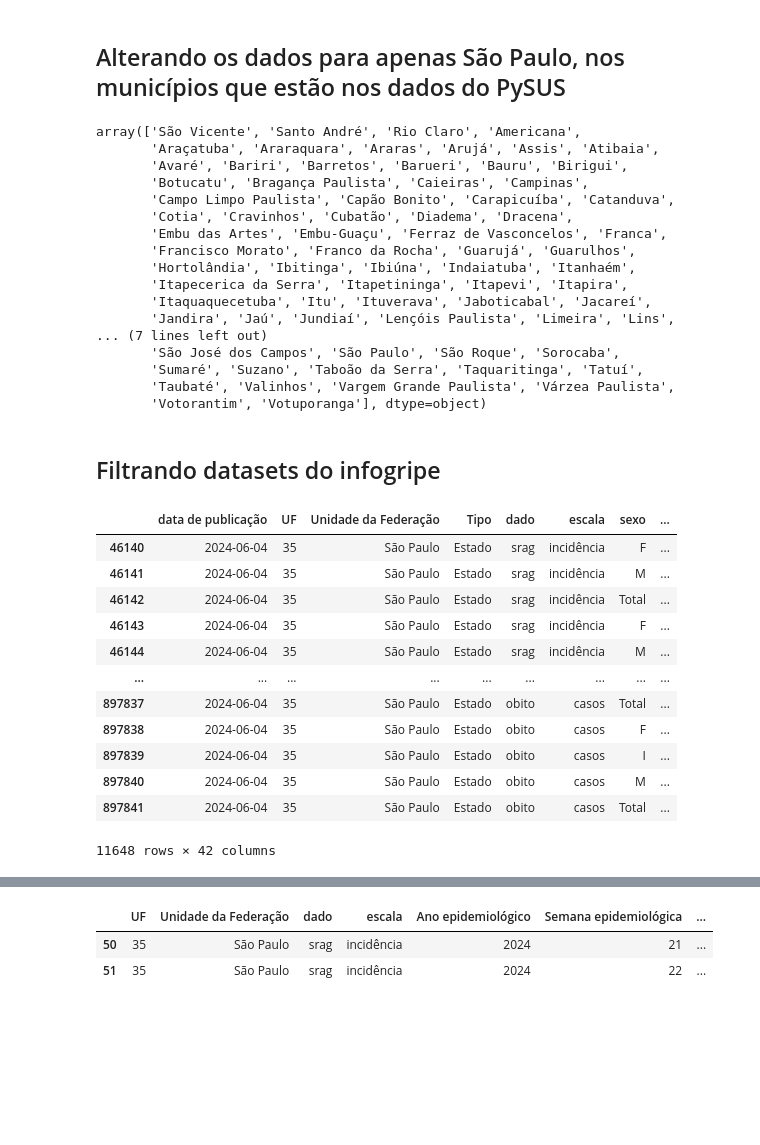
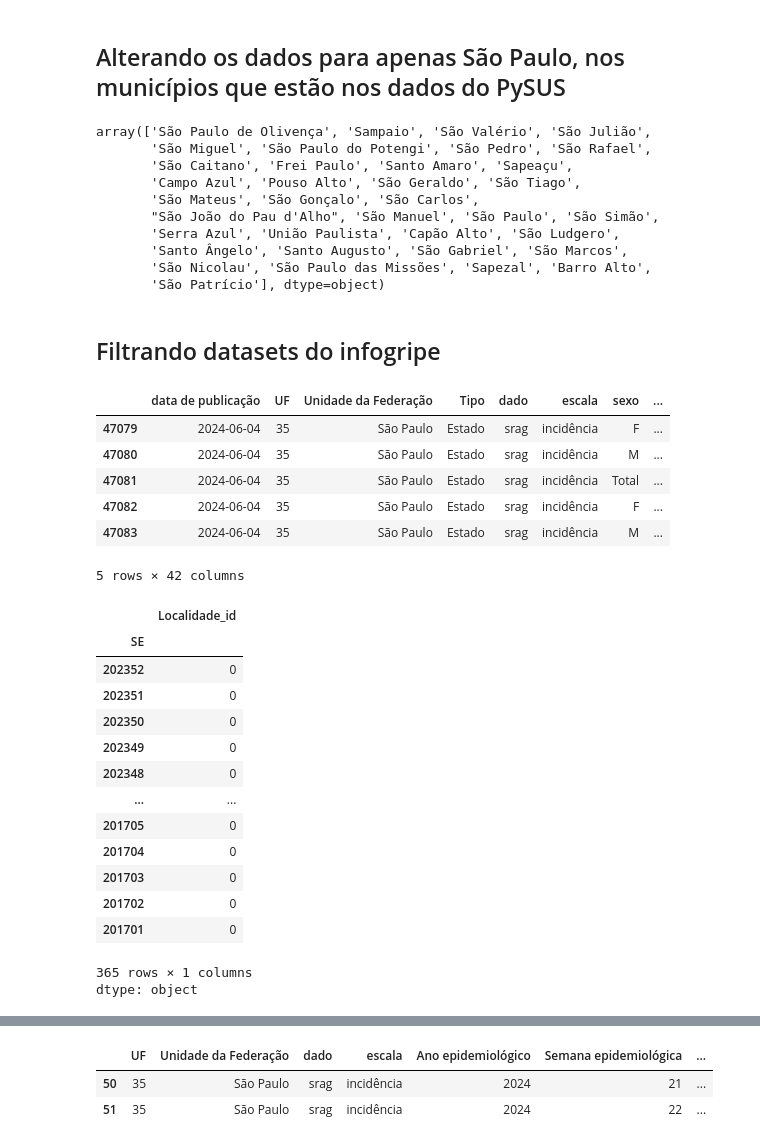
Before and after one commit to cesarfkb/trabalho-CD-semestral, a Jupyter notebook: Projeto_S1_CD.ipynb, the cells around one changed output, grey strips where cells are left out. Saved outputs shown, nothing was run; the diff lists cells and outputs as text; code cells hidden in the pictures; blank space fills up the shorter version.

```diff
--- a/Projeto_S1_CD.ipynb
+++ b/Projeto_S1_CD.ipynb
@@ -275,31 +196,23 @@ for col in df_municipios_ensino_medio.columns[4:]:
 ## Alterando os dados para apenas São Paulo, nos municípios que estão nos dados do PySUS
 # %%
 # Utilizando os codigos de municipio
-codigos_cidades = df_municipios_anos_iniciais[df_municipios_anos_iniciais['NO_MUNICIPIO'].isin(nome_cidades)]['CO_MUNICIPIO'].unique()
+codigos_cidades = list(dict_cidades.values())
 
 # Filtrando apenas os dados de São Paulo
 df_municipios_anos_iniciais_tratado = df_municipios_anos_iniciais_tratado[df_municipios_anos_iniciais_tratado['CO_MUNICIPIO'].isin(codigos_cidades)]
 
-# Verificando resultado
 df_municipios_anos_iniciais_tratado.NO_MUNICIPIO.unique()
 # %% [output]
-array(['São Vicente', 'Santo André', 'Rio Claro', 'Americana',
-       'Araçatuba', 'Araraquara', 'Araras', 'Arujá', 'Assis', 'Atibaia',
-       'Avaré', 'Bariri', 'Barretos', 'Barueri', 'Bauru', 'Birigui',
-       'Botucatu', 'Bragança Paulista', 'Caieiras', 'Campinas',
-       'Campo Limpo Paulista', 'Capão Bonito', 'Carapicuíba', 'Catanduva',
-       'Cotia', 'Cravinhos', 'Cubatão', 'Diadema', 'Dracena',
-       'Embu das Artes', 'Embu-Guaçu', 'Ferraz de Vasconcelos', 'Franca',
-       'Francisco Morato', 'Franco da Rocha', 'Guarujá', 'Guarulhos',
-       'Hortolândia', 'Ibitinga', 'Ibiúna', 'Indaiatuba', 'Itanhaém',
-       'Itapecerica da Serra', 'Itapetininga', 'Itapevi', 'Itapira',
-       'Itaquaquecetuba', 'Itu', 'Ituverava', 'Jaboticabal', 'Jacareí',
-       'Jandira', 'Jaú', 'Jundiaí', 'Lençóis Paulista', 'Limeira', 'Lins',
-... (7 lines left out)
-       'São José dos Campos', 'São Paulo', 'São Roque', 'Sorocaba',
-       'Sumaré', 'Suzano', 'Taboão da Serra', 'Taquaritinga', 'Tatuí',
-       'Taubaté', 'Valinhos', 'Vargem Grande Paulista', 'Várzea Paulista',
-       'Votorantim', 'Votuporanga'], dtype=object)
+array(['São Paulo de Olivença', 'Sampaio', 'São Valério', 'São Julião',
+       'São Miguel', 'São Paulo do Potengi', 'São Pedro', 'São Rafael',
+       'São Caitano', 'Frei Paulo', 'Santo Amaro', 'Sapeaçu',
+       'Campo Azul', 'Pouso Alto', 'São Geraldo', 'São Tiago',
+       'São Mateus', 'São Gonçalo', 'São Carlos',
+       "São João do Pau d'Alho", 'São Manuel', 'São Paulo', 'São Simão',
+       'Serra Azul', 'União Paulista', 'Capão Alto', 'São Ludgero',
+       'Santo Ângelo', 'Santo Augusto', 'São Gabriel', 'São Marcos',
+       'São Nicolau', 'São Paulo das Missões', 'Sapezal', 'Barro Alto',
+       'São Patrício'], dtype=object)
 # %%
 # Filtrando ensino fundamental (anos finais)
 df_municipios_anos_finais_tratado = df_municipios_anos_finais_tratado[df_municipios_anos_finais_tratado['CO_MUNICIPIO'].isin(codigos_cidades)]
@@ -311,23 +224,17 @@ df_municipios_ensino_medio_tratado = df_municipios_ensino_medio_tratado[df_munic
 # %%
 # Reduzindo o dataset de gripe para apenas São Paulo e no período de 2017-2023
 df_gripe_idade_tratado = df_gripe_idade[df_gripe_idade['Unidade da Federação'] == 'São Paulo']
-df_gripe_idade_tratado = df_gripe_idade_tratado[df_gripe_idade['Ano epidemiológico'].isin([2011, 2013, 2015, 2017,2019,2021,2023])].copy()
+df_gripe_idade_tratado = df_gripe_idade_tratado[df_gripe_idade['Ano epidemiológico'].isin([2017,2019,2021,2023])].copy()
 
-df_gripe_idade_tratado
+df_gripe_idade_tratado.head()
 # %% [output]
 |  | data de publicação | UF | Unidade da Federação | Tipo | dado | escala | sexo | ... |
-| 46140 | 2024-06-04 | 35 | São Paulo | Estado | srag | incidência | F | ... |
-| 46141 | 2024-06-04 | 35 | São Paulo | Estado | srag | incidência | M | ... |
-| 46142 | 2024-06-04 | 35 | São Paulo | Estado | srag | incidência | Total | ... |
-| 46143 | 2024-06-04 | 35 | São Paulo | Estado | srag | incidência | F | ... |
-| 46144 | 2024-06-04 | 35 | São Paulo | Estado | srag | incidência | M | ... |
-| ... | ... | ... | ... | ... | ... | ... | ... | ... |
-| 897837 | 2024-06-04 | 35 | São Paulo | Estado | obito | casos | Total | ... |
-| 897838 | 2024-06-04 | 35 | São Paulo | Estado | obito | casos | F | ... |
-| 897839 | 2024-06-04 | 35 | São Paulo | Estado | obito | casos | I | ... |
-| 897840 | 2024-06-04 | 35 | São Paulo | Estado | obito | casos | M | ... |
-| 897841 | 2024-06-04 | 35 | São Paulo | Estado | obito | casos | Total | ... |
+| 47079 | 2024-06-04 | 35 | São Paulo | Estado | srag | incidência | F | ... |
+| 47080 | 2024-06-04 | 35 | São Paulo | Estado | srag | incidência | M | ... |
+| 47081 | 2024-06-04 | 35 | São Paulo | Estado | srag | incidência | Total | ... |
+| 47082 | 2024-06-04 | 35 | São Paulo | Estado | srag | incidência | F | ... |
+| 47083 | 2024-06-04 | 35 | São Paulo | Estado | srag | incidência | M | ... |
-11648 rows × 42 columns
+5 rows × 42 columns
 # %%
 # Transpondo dados de dengue, zika e chikungunya
 
@@ -337,5 +244,23 @@ df_cidades_chik_transposto = {}
 
 for cidade in nome_cidades:
   df_cidades_dengue_transposto[cidade] = df_cidades_dengue[cidade].T
-  # df_cidades_zika_transposto[cidade] = df_cidades_zika[cidade].T
-  # df_cidades_chik_transposto[cidade] = df_cidades_chik[cidade].T
+  df_cidades_zika_transposto[cidade] = df_cidades_zika[cidade].T
+  df_cidades_chik_transposto[cidade] = df_cidades_chik[cidade].T
+
+df_cidades_dengue_transposto[nome_cidades[2]]["Localidade_id"]
+# %% [output]
+|  | Localidade_id |
+| SE |  |
+| 202352 | 0 |
+| 202351 | 0 |
+| 202350 | 0 |
+| 202349 | 0 |
+| 202348 | 0 |
+| ... | ... |
+| 201705 | 0 |
+| 201704 | 0 |
+| 201703 | 0 |
+| 201702 | 0 |
+| 201701 | 0 |
+365 rows × 1 columns
+dtype: object
```
Also changed, not shown: parts of 49 cells of this notebook.
